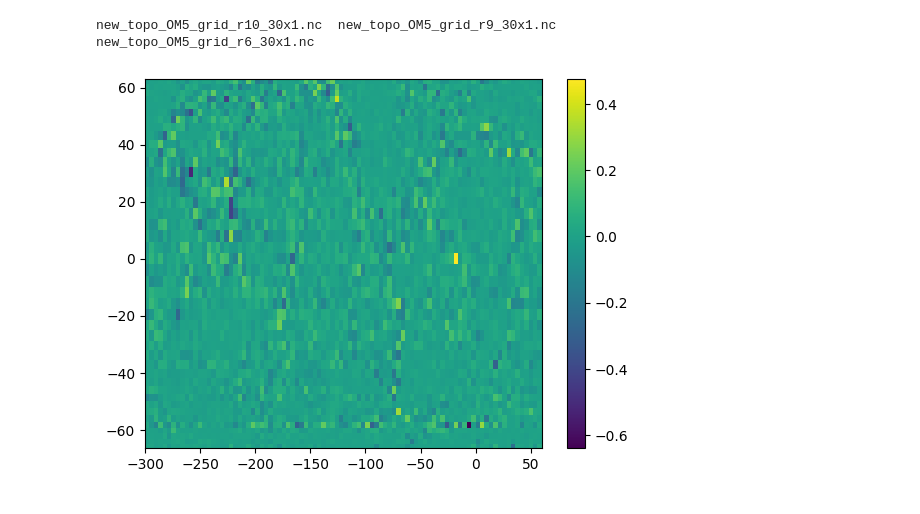
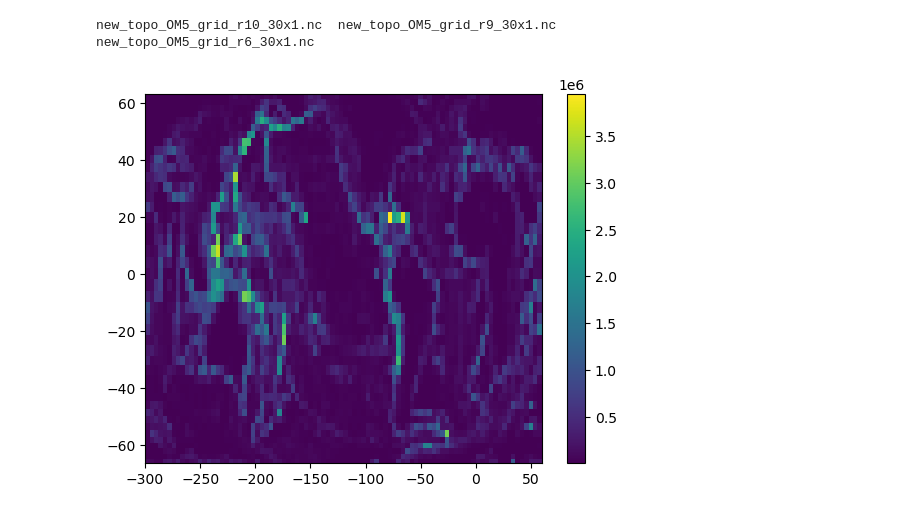
Before and after one commit to nikizadehgfdl/ocean_model_topog_generator, a Jupyter notebook: OMtopogen/RefineSampleCoarsenTopography_NewGMesh.ipynb, the cells around one changed output. Cells and saved outputs as stored; diff of their text form; code cells hidden in the pictures.

```diff
--- a/OMtopogen/RefineSampleCoarsenTopography_NewGMesh.ipynb
+++ b/OMtopogen/RefineSampleCoarsenTopography_NewGMesh.ipynb
@@ -183,6 +181,8 @@ with netCDF4.Dataset('new_topo_OM5_grid_r{}_{}x{}.nc'.format(max_refinement, Nti
 new_topo_OM5_grid_r10_30x1.nc  new_topo_OM5_grid_r9_30x1.nc
 new_topo_OM5_grid_r6_30x1.nc
 # %%
-#with netCDF4.Dataset('new_topo_OM5_grid_r{}_{}x{}.nc'.format(max_refinement, NtileI, NtileJ)) as nc:
-#    roughness = nc.variables['h2'][:,:]
-#plt.pcolormesh( targG.lon, targG.lat, roughness ); plt.colorbar();
+with netCDF4.Dataset('new_topo_OM5_grid_r{}_{}x{}.nc'.format(max_refinement, NtileI, NtileJ)) as nc:
+    roughness = nc.variables['h2'][:,:]
+plt.pcolormesh( targG.lon, targG.lat, roughness ); plt.colorbar();
+# %% [output]
+[figure, added]
@@ -194,4 +193,0 @@ depth_r10_30x1 = netCDF4.Dataset('new_topo_OM5_grid_r10_30x1.nc').variables['dep
-# %%
-plt.pcolormesh( targG.lon, targG.lat, depth_r9_30x1-depth_r10_30x1 ); plt.colorbar();
-# %% [output]
-[figure, removed]
```
Also changed, not shown: parts of 4 cells of this notebook.
